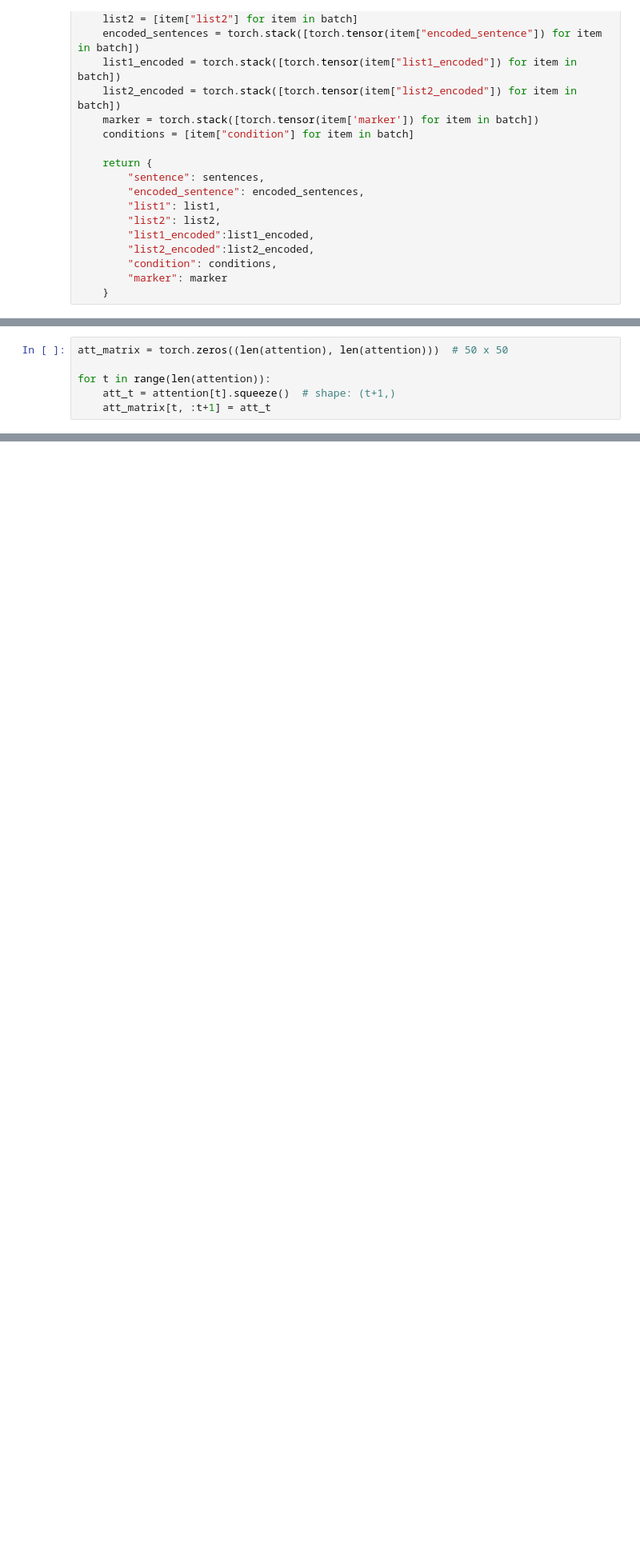
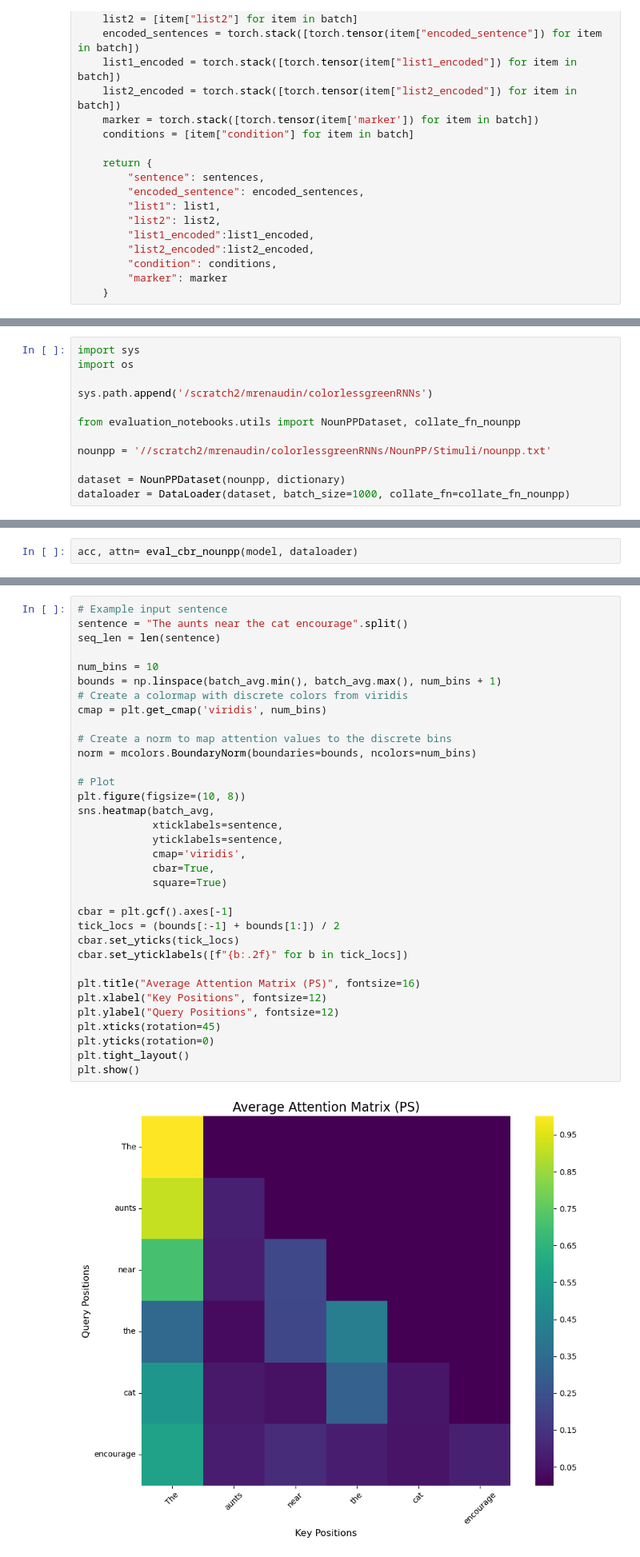
Before and after one commit to malo-renaudin/colorlessgreenRNNs, a Jupyter notebook: wm_tests/analyze_attention.ipynb, the cells around one changed output, grey strips where cells are left out. Shown: that part at 80% size. Cells and saved outputs as stored; diff of their text form; blank space fills up the shorter version.

```diff
--- a/wm_tests/analyze_attention.ipynb
+++ b/wm_tests/analyze_attention.ipynb
@@ -403,6 +413,0 @@ surprise, attention, encoded_sentence = eval(model, dataloader)
-# %%
-att_matrix = torch.zeros((len(attention), len(attention)))  # 50 x 50
-
-for t in range(len(attention)):
-    att_t = attention[t].squeeze()  # shape: (t+1,)
-    att_matrix[t, :t+1] = att_t
@@ -495,0 +496,12 @@ plt.show()
+# %%
+import sys
+import os
+
+sys.path.append('/scratch2/mrenaudin/colorlessgreenRNNs')
+
+from evaluation_notebooks.utils import NounPPDataset, collate_fn_nounpp
+
+nounpp = '//scratch2/mrenaudin/colorlessgreenRNNs/NounPP/Stimuli/nounpp.txt'
+
+dataset = NounPPDataset(nounpp, dictionary)
+dataloader = DataLoader(dataset, batch_size=1000, collate_fn=collate_fn_nounpp)
@@ -495,0 +564,2 @@ plt.show()
+# %%
+acc, attn= eval_cbr_nounpp(model, dataloader)
@@ -495,0 +632,36 @@ plt.show()
+# %%
+# Example input sentence
+sentence = "The aunts near the cat encourage".split()
+seq_len = len(sentence)
+
+num_bins = 10
+bounds = np.linspace(batch_avg.min(), batch_avg.max(), num_bins + 1)
+# Create a colormap with discrete colors from viridis
+cmap = plt.get_cmap('viridis', num_bins)
+
+# Create a norm to map attention values to the discrete bins
+norm = mcolors.BoundaryNorm(boundaries=bounds, ncolors=num_bins)
+
+# Plot
+plt.figure(figsize=(10, 8))
+sns.heatmap(batch_avg,
+            xticklabels=sentence,
+            yticklabels=sentence,
+            cmap='viridis',
+            cbar=True,
+            square=True)
+
+cbar = plt.gcf().axes[-1]
+tick_locs = (bounds[:-1] + bounds[1:]) / 2
+cbar.set_yticks(tick_locs)
+cbar.set_yticklabels([f"{b:.2f}" for b in tick_locs])
+
+plt.title("Average Attention Matrix (PS)", fontsize=16)
+plt.xlabel("Key Positions", fontsize=12)
+plt.ylabel("Query Positions", fontsize=12)
+plt.xticks(rotation=45)
+plt.yticks(rotation=0)
+plt.tight_layout()
+plt.show()
+# %% [output]
+[figure, added]
```
Also changed, not shown: parts of 24 cells of this notebook, 6 other files.
